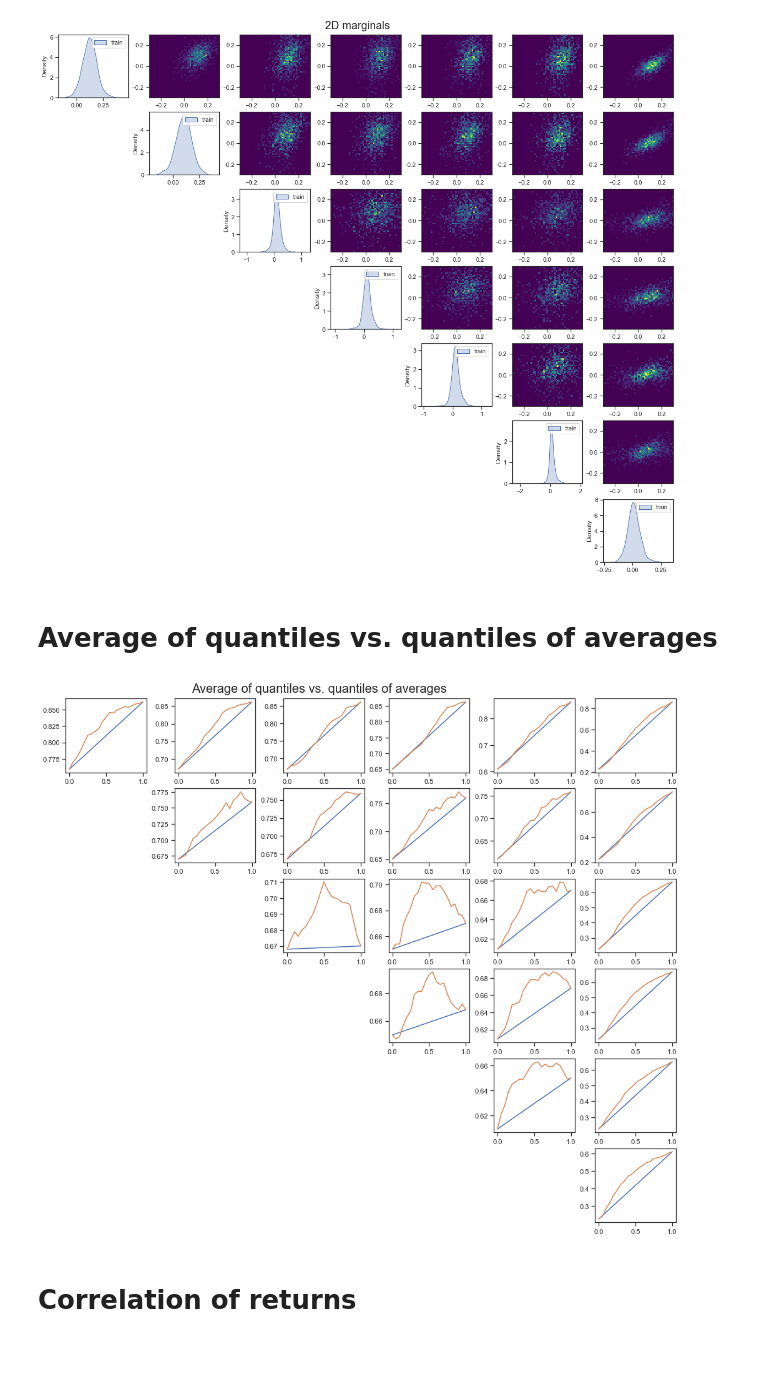
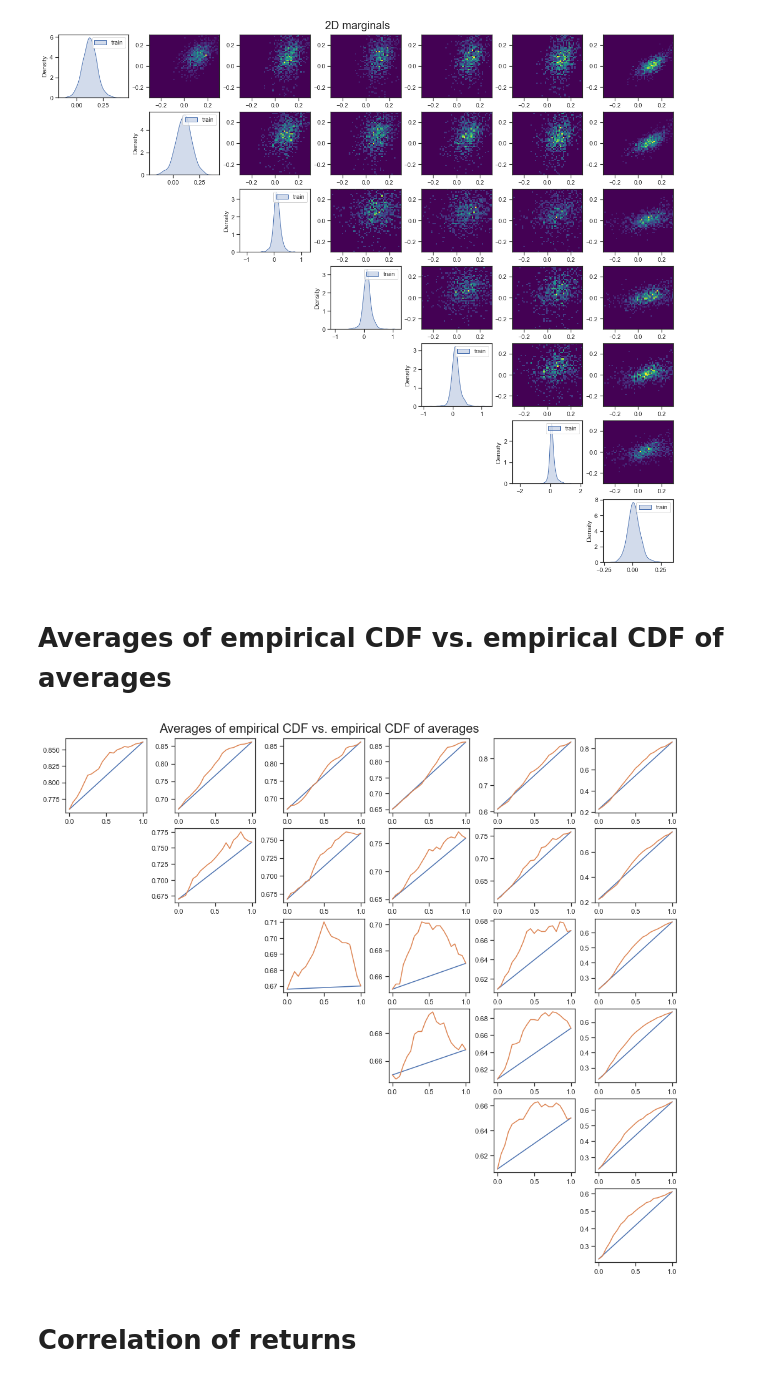
Before and after one commit to starovoitovs/defi, a Jupyter notebook: generator_cvar.ipynb, the cells around one changed output. Cells and saved outputs as stored; diff of their text form; code cells hidden in the pictures; blank space fills up the shorter version.

```diff
--- a/generator_cvar.ipynb
+++ b/generator_cvar.ipynb
@@ -104,29 +105,29 @@ plot_2d(log_ret)
 # %% [output]
 [figure]
 # %% [markdown]
-# Average of quantiles vs. quantiles of averages
+# Averages of empirical CDF vs. empirical CDF of averages
 # %%
 n_assets = 7
 
 fig, ax = plt.subplots(nrows=n_assets, ncols=n_assets, figsize=(2 * n_assets + 2, 2 * n_assets), constrained_layout=True)
-fig.suptitle('Average of quantiles vs. quantiles of averages', fontsize=20)
+fig.suptitle('Averages of empirical CDF vs. empirical CDF of averages', fontsize=20)
 
 for i in range(n_assets):
     for j in range(n_assets):
         if i < j:
             q0, q1 = np.mean(log_ret[:, i] >= 0.05), np.mean(log_ret[:, j] >= 0.05)
 
             ws = np.linspace(0, 1, 21)
             ps0 = ws * q0 + (1 - ws) * q1
             ps1 = np.mean(ws[:, None] @ log_ret[:, i][None, :] + ((1 - ws[:, None]) @ log_ret[:, j][None, :]) >= 0.05, axis=1)
 
             ax[i][j].plot(ws, ps0)
             ax[i][j].plot(ws, ps1)
 
         if i >= j:
             fig.delaxes(ax[i][j])
 # %% [output]
-[figure, old version]
+[figure, new version]
 # %% [markdown]
 # Correlation of returns
 # %%
```
Also changed, not shown: parts of 11 cells of this notebook, 1 other file.
